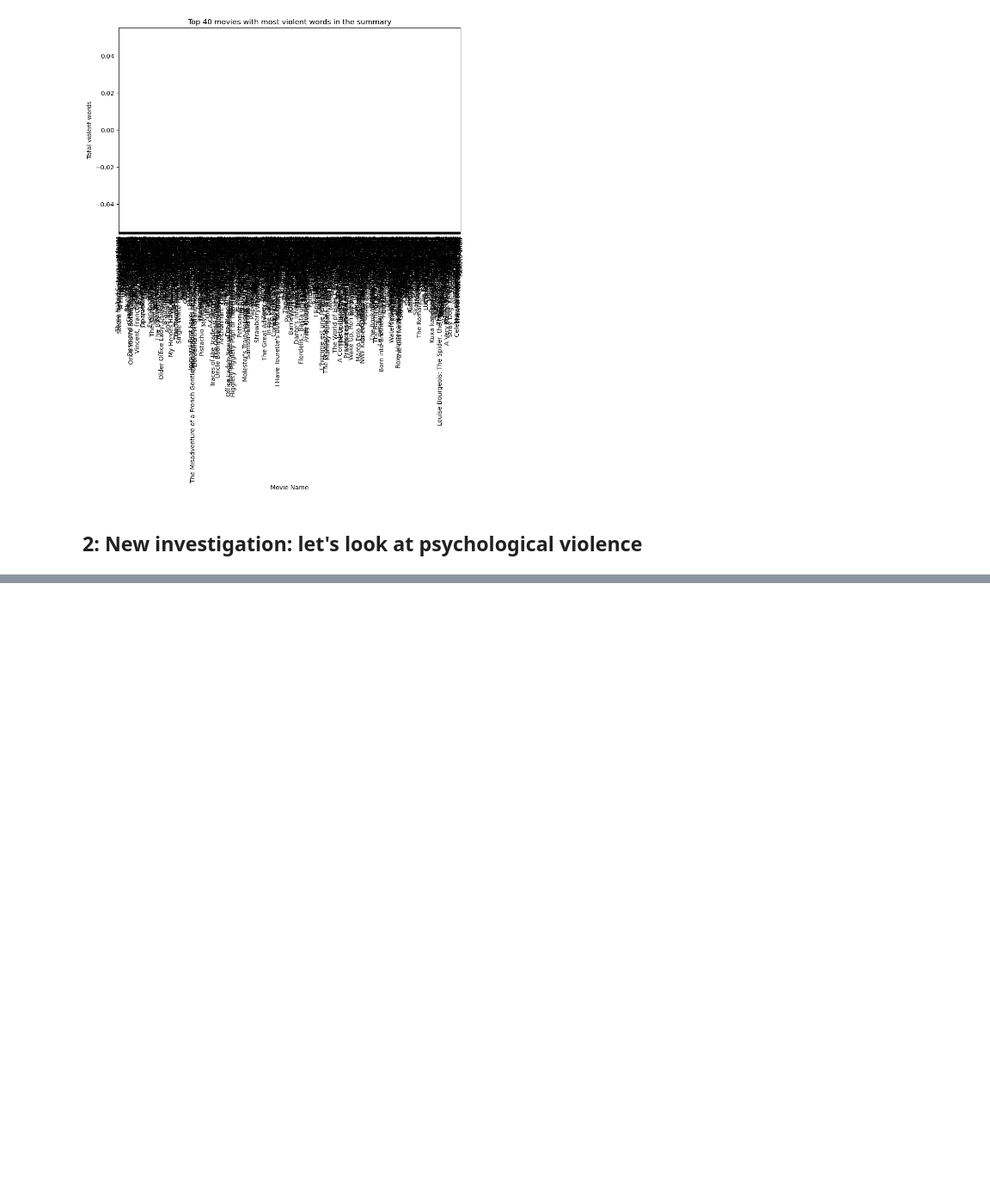
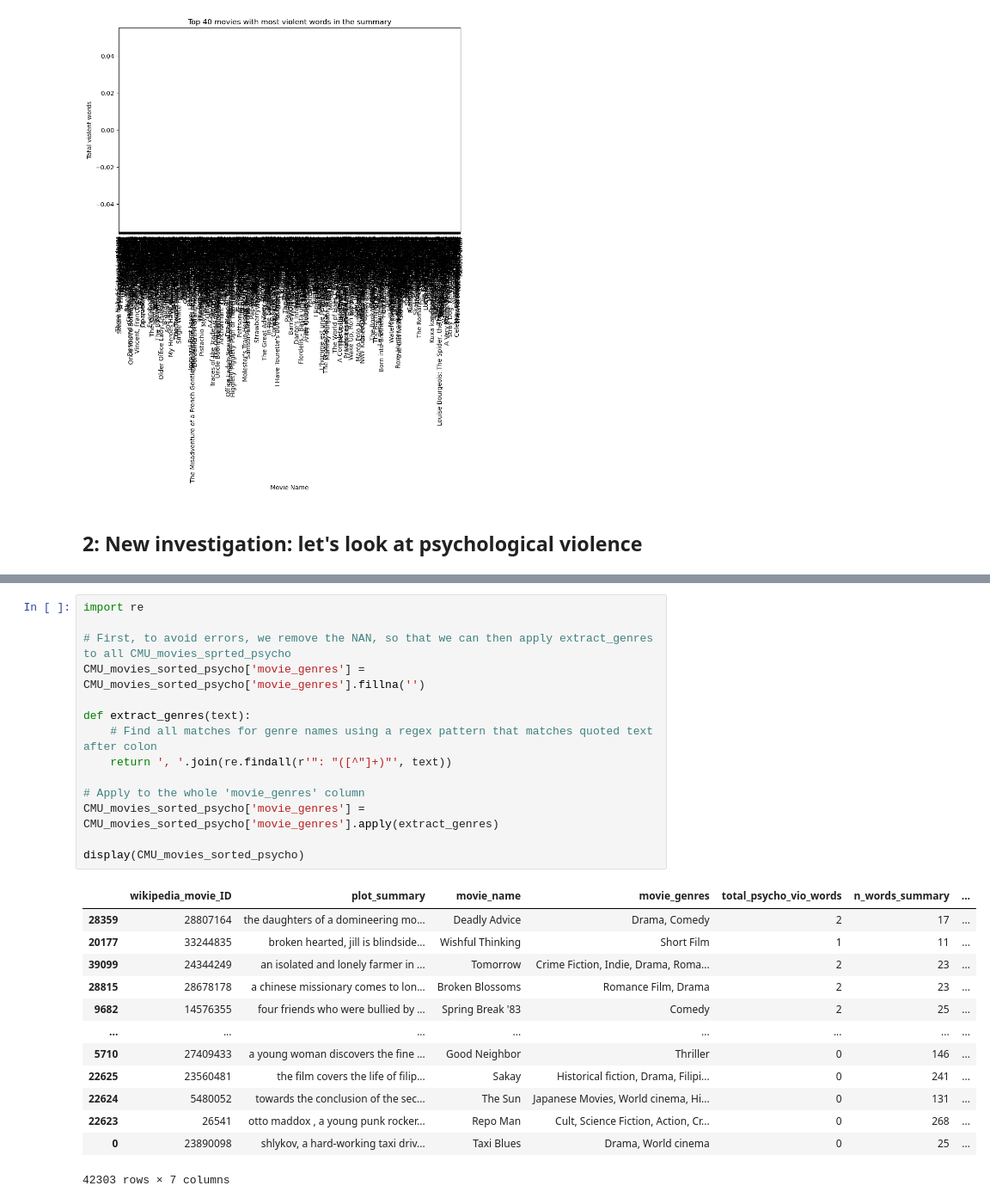
Before and after one commit to epfl-ada/ada-2024-project-alligatorsdontapologize24, a Jupyter notebook: src/Exploratory_Data_Analysis.ipynb, the cells around one changed output, grey strips where cells are left out. Shown at 86% size. Cells and saved outputs as stored; diff of their text form; blank space fills up the shorter version.

```diff
--- a/src/Exploratory_Data_Analysis.ipynb
+++ b/src/Exploratory_Data_Analysis.ipynb
@@ -527,4 +782,32 @@ display(CMU_movies_sorted_psycho)
 42303 rows × 7 columns
+# %%
+import re
+
+# First, to avoid errors, we remove the NAN, so that we can then apply extract_genres to all CMU_movies_sprted_psycho
+CMU_movies_sorted_psycho['movie_genres'] = CMU_movies_sorted_psycho['movie_genres'].fillna('')
+
+def extract_genres(text):
+    # Find all matches for genre names using a regex pattern that matches quoted text after colon
+    return ', '.join(re.findall(r'": "([^"]+)"', text))
+
+# Apply to the whole 'movie_genres' column
+CMU_movies_sorted_psycho['movie_genres'] = CMU_movies_sorted_psycho['movie_genres'].apply(extract_genres)
+
+display(CMU_movies_sorted_psycho)
+# %% [output]
+|  | wikipedia_movie_ID | plot_summary | movie_name | movie_genres | total_psycho_vio_words | n_words_summary | ... |
+| 28359 | 28807164 | the daughters of a domineering mo... | Deadly Advice | Drama, Comedy | 2 | 17 | ... |
+| 20177 | 33244835 | broken hearted, jill is blindside... | Wishful Thinking | Short Film | 1 | 11 | ... |
+| 39099 | 24344249 | an isolated and lonely farmer in ... | Tomorrow | Crime Fiction, Indie, Drama, Roma... | 2 | 23 | ... |
+| 28815 | 28678178 | a chinese missionary comes to lon... | Broken Blossoms | Romance Film, Drama | 2 | 23 | ... |
+| 9682 | 14576355 | four friends who were bullied by ... | Spring Break '83 | Comedy | 2 | 25 | ... |
+| ... | ... | ... | ... | ... | ... | ... | ... |
+| 5710 | 27409433 | a young woman discovers the fine ... | Good Neighbor | Thriller | 0 | 146 | ... |
+| 22625 | 23560481 | the film covers the life of filip... | Sakay | Historical fiction, Drama, Filipi... | 0 | 241 | ... |
+| 22624 | 5480052 | towards the conclusion of the sec... | The Sun | Japanese Movies, World cinema, Hi... | 0 | 131 | ... |
+| 22623 | 26541 | otto maddox , a young punk rocker... | Repo Man | Cult, Science Fiction, Action, Cr... | 0 | 268 | ... |
+| 0 | 23890098 | shlykov, a hard-working taxi driv... | Taxi Blues | Drama, World cinema | 0 | 25 | ... |
+42303 rows × 7 columns
 # %%
 # Plot the results
 
```
Also changed, not shown: parts of 16 cells of this notebook.
